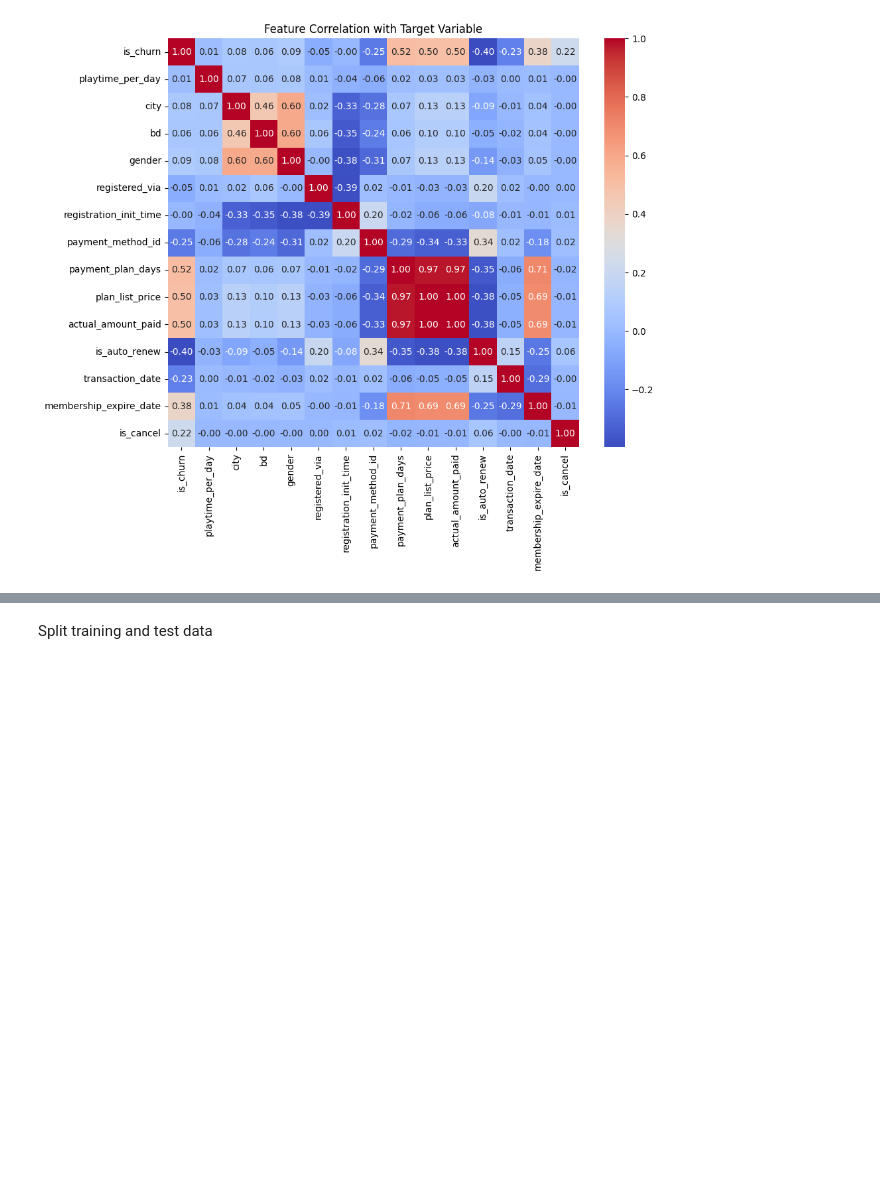
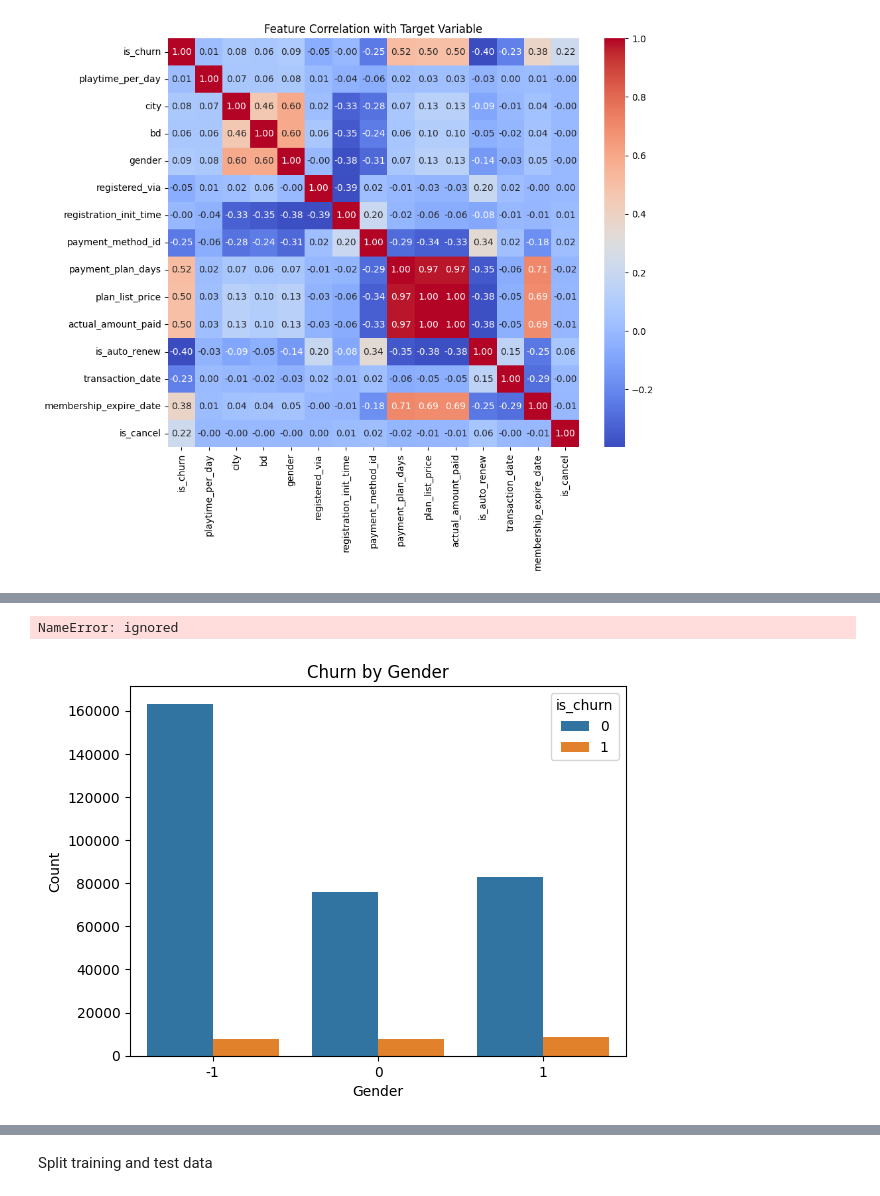
Before and after one commit to yingliu02/DATA240_Project, a Jupyter notebook: DATA240_project_models_rawdataset_and_feature_importance.ipynb, the cells around one changed output, grey strips where cells are left out. Cells and saved outputs as stored; diff of their text form; code cells hidden in the pictures; blank space fills up the shorter version.

```diff
--- a/DATA240_project_models_rawdataset_and_feature_importance.ipynb
+++ b/DATA240_project_models_rawdataset_and_feature_importance.ipynb
@@ -102,0 +154,11 @@ plt.show()
+# %%
+# Replace 'gender_integers' with the actual integers representing genders in your dataset
+sns.countplot(x='gender', hue='is_churn', data=churn_df)
+plt.title('Churn by Gender')
+plt.xlabel('Gender')
+plt.ylabel('Count')
+#plt.xticks(range(len(gender)), ['Gender1', 'Gender2'])  # Replace with actual gender names
+plt.show()
+# %% [output]
+NameError: ignored
+[figure, added]
```
Also changed, not shown: parts of 20 cells of this notebook.
